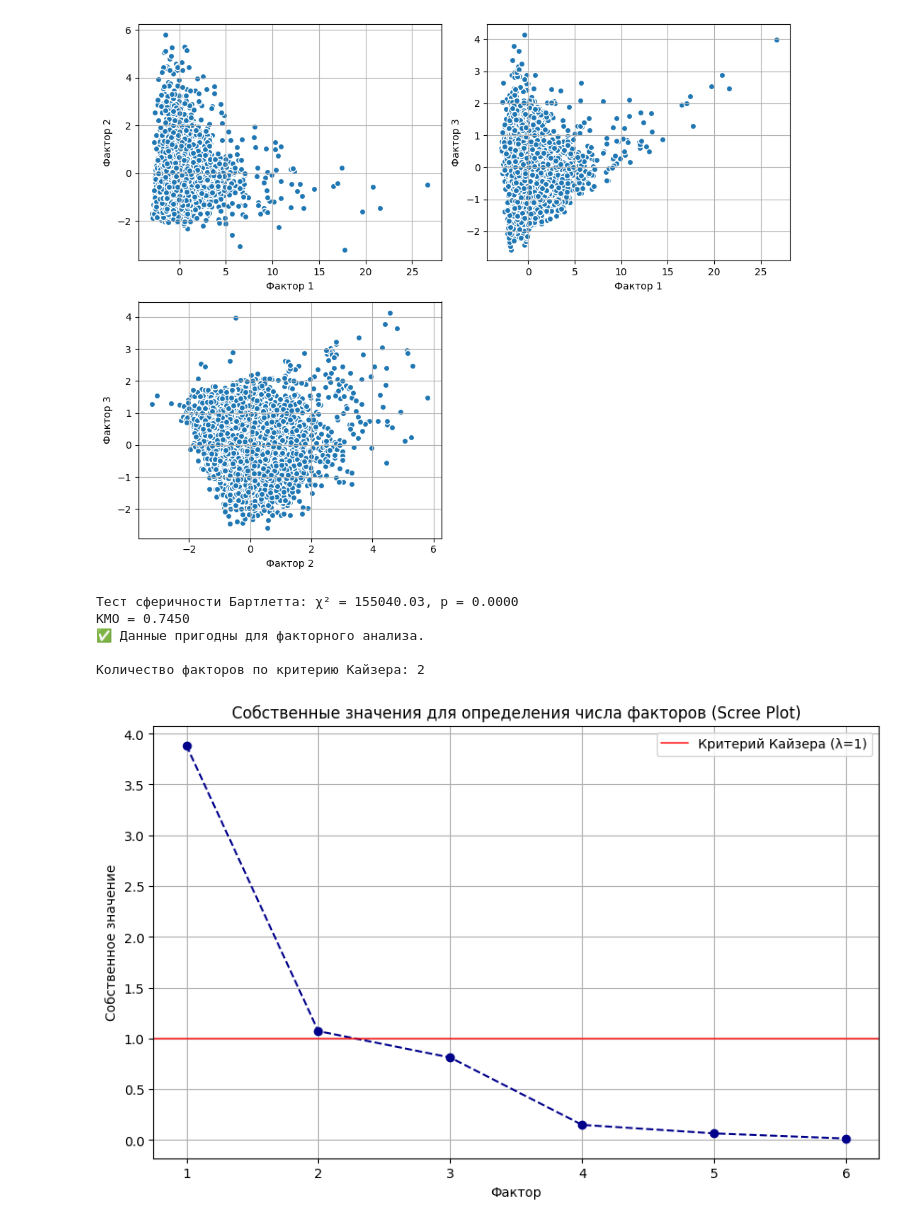
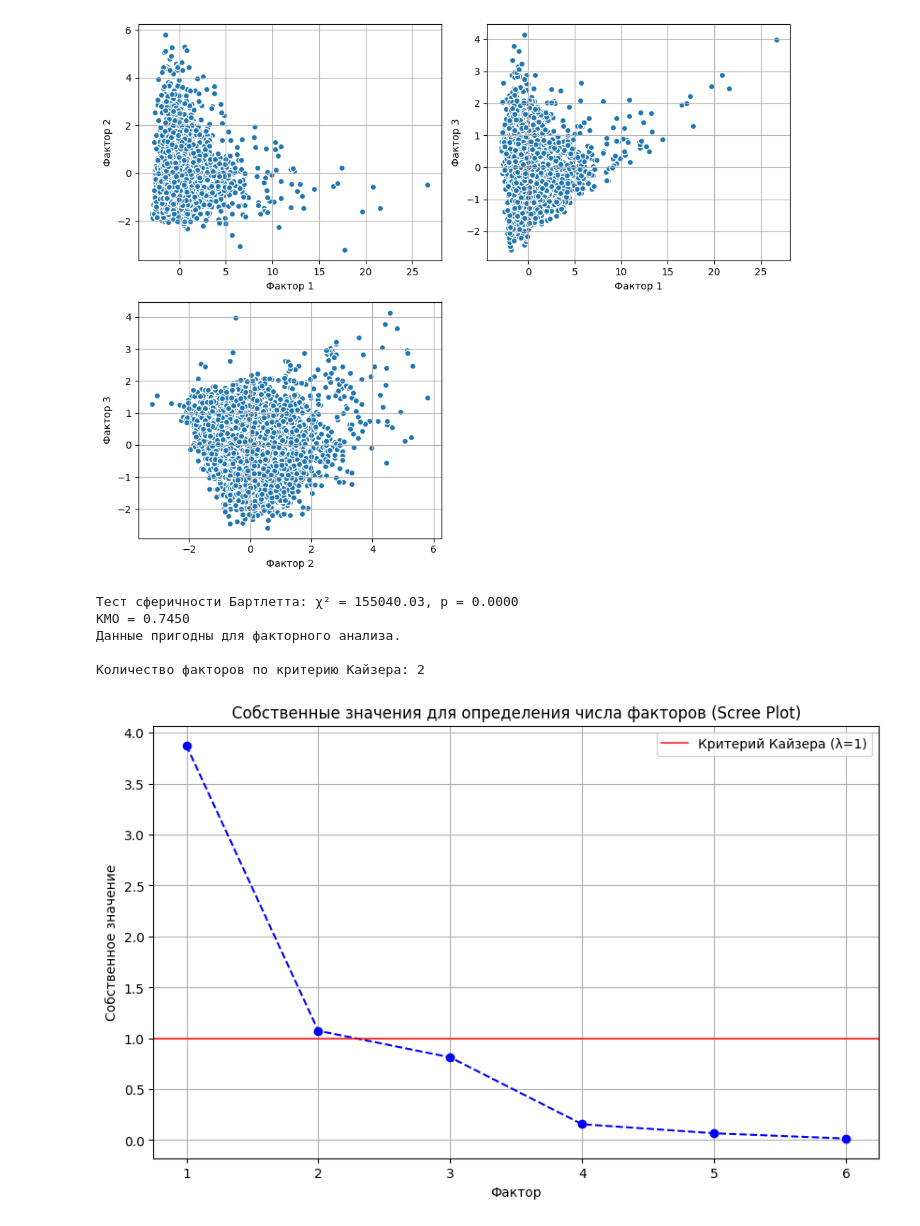
Before and after one commit to DaryaBorovinskaya/MAD_lab3, a Jupyter notebook: lab3 slava.ipynb, the cells around one changed output. Drawn from its saved outputs; the diff is of its cells as text; code cells hidden in the pictures.

Commit message:
Убран FactorAnalyzer и обновлен requirements.txt

```diff
--- a/lab3 slava.ipynb
+++ b/lab3 slava.ipynb
@@ -509,47 +509,43 @@ plt.show()
 # %% [output]
 [figure]
 # %%
-from factor_analyzer import FactorAnalyzer, calculate_bartlett_sphericity, calculate_kmo
+from factor_analyzer import calculate_bartlett_sphericity, calculate_kmo
+
 
 # Подготовка данных
 X = df_cleaned[features].copy()
 X = X.dropna()
 
 # Проверка пригодности данных для факторного анализа
 chi_square_value, p_value = calculate_bartlett_sphericity(X)
 kmo_all, kmo_model = calculate_kmo(X)
 
 print(f"\nТест сферичности Бартлетта: χ² = {chi_square_value:.2f}, p = {p_value:.4f}")
 print(f"KMO = {kmo_model:.4f}")
 
 if kmo_model < 0.6:
-    print("⚠️  KMO < 0.6 — данные могут быть непригодны для факторного анализа.")
+    print("KMO < 0.6 — данные могут быть непригодны для факторного анализа.")
 else:
-    print("✅ Данные пригодны для факторного анализа.")
-
-# Определение количества факторов по критерию Кайзера (собственные значения > 1)
-fa_kaiser = FactorAnalyzer(n_factors=X.shape[1], rotation=None)
-fa_kaiser.fit(X)
-ev, v = fa_kaiser.get_eigenvalues()
+    print("Данные пригодны для факторного анализа.")
 
 # Критерий Кайзера: собственные значения > 1
-n_factors_kaiser = sum(ev > 1)
+n_factors_kaiser = sum(pca_full.explained_variance_ > 1)
 print(f"\nКоличество факторов по критерию Кайзера: {n_factors_kaiser}")
 
 # Построение диаграммы собственных значений (scree plot)
 plt.figure(figsize=(10, 6))
-plt.plot(range(1, X.shape[1]+1), ev, marker='o', linestyle='--', color='darkblue')
+plt.plot(range(1, len(pca_full.explained_variance_) + 1), pca_full.explained_variance_, marker='o', linestyle='--', color='b')
 plt.axhline(y=1, color='r', linestyle='-', alpha=0.7, label='Критерий Кайзера (λ=1)')
 plt.title('Собственные значения для определения числа факторов (Scree Plot)')
 plt.xlabel('Фактор')
 plt.ylabel('Собственное значение')
 plt.legend()
 plt.grid(True)
 plt.show()
 # %% [output]
 Тест сферичности Бартлетта: χ² = 155040.03, p = 0.0000
 KMO = 0.7450
-✅ Данные пригодны для факторного анализа.
+Данные пригодны для факторного анализа.
 
 Количество факторов по критерию Кайзера: 2
-[figure, old version]
+[figure, new version]
```
Also changed, not shown: 1 other file.
